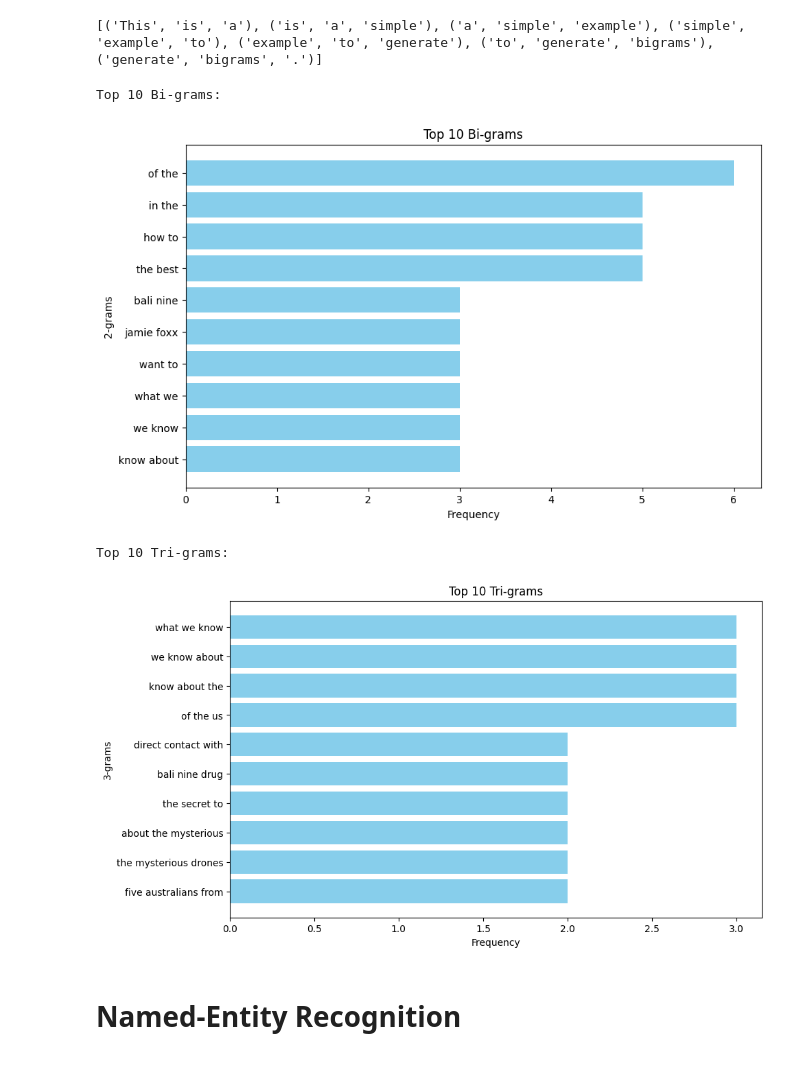
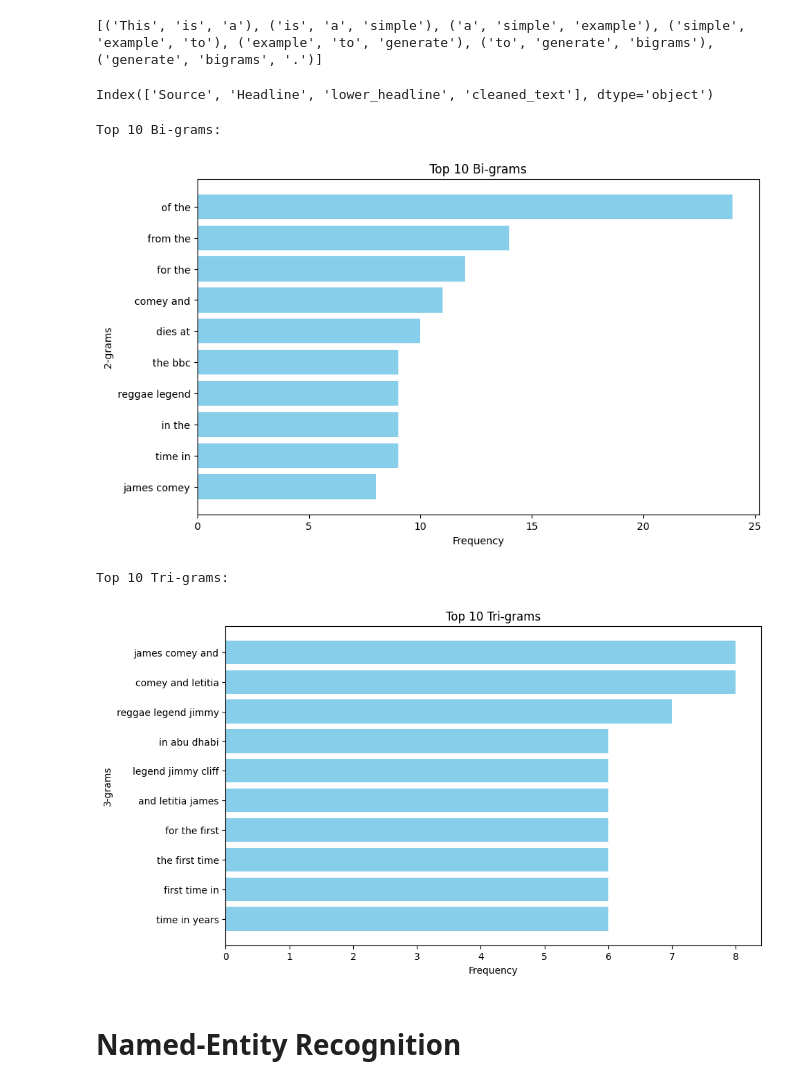
Before and after one commit to tamrapathi2202/NLP, a Jupyter notebook: NLP Data Visualization.ipynb, the cells around one changed output. Cells and saved outputs as stored; diff of their text form; code cells hidden in the pictures.

Commit message:
visualization

```diff
--- a/NLP Data Visualization.ipynb
+++ b/NLP Data Visualization.ipynb
@@ -178,16 +178,21 @@ def process_csv(file_path, text_column, top_n=10):
     # Plot tri-grams
     print(f"Top {top_n} Tri-grams:")
     plot_top_ngrams(trigrams, 3, top_n, title=f"Top {top_n} Tri-grams")
+# %%
+df = pd.read_csv("cleaned_data.csv")
+print(df.columns)
+# %% [output]
+Index(['Source', 'Headline', 'lower_headline', 'cleaned_text'], dtype='object')
 # %%
 # Example usage
-file_path = 'cleaned_data.csv'  # Replace with the path to your CSV file
-text_column = 'Cleaned_text'  # Replace with the name of the text column in your CSV
+file_path = './cleaned_data.csv'  # Replace with the path to your CSV file
+text_column = 'cleaned_text'  # Replace with the name of the text column in your CSV
 process_csv(file_path, text_column, top_n=10)
 # %% [output]
 Top 10 Bi-grams:
-[figure, old version]
+[figure, new version]
 Top 10 Tri-grams:
-[figure, old version]
+[figure, new version]
 # %% [markdown]
 # Named-Entity Recognition
 # %%
```
Also changed, not shown: parts of 5 cells of this notebook.
